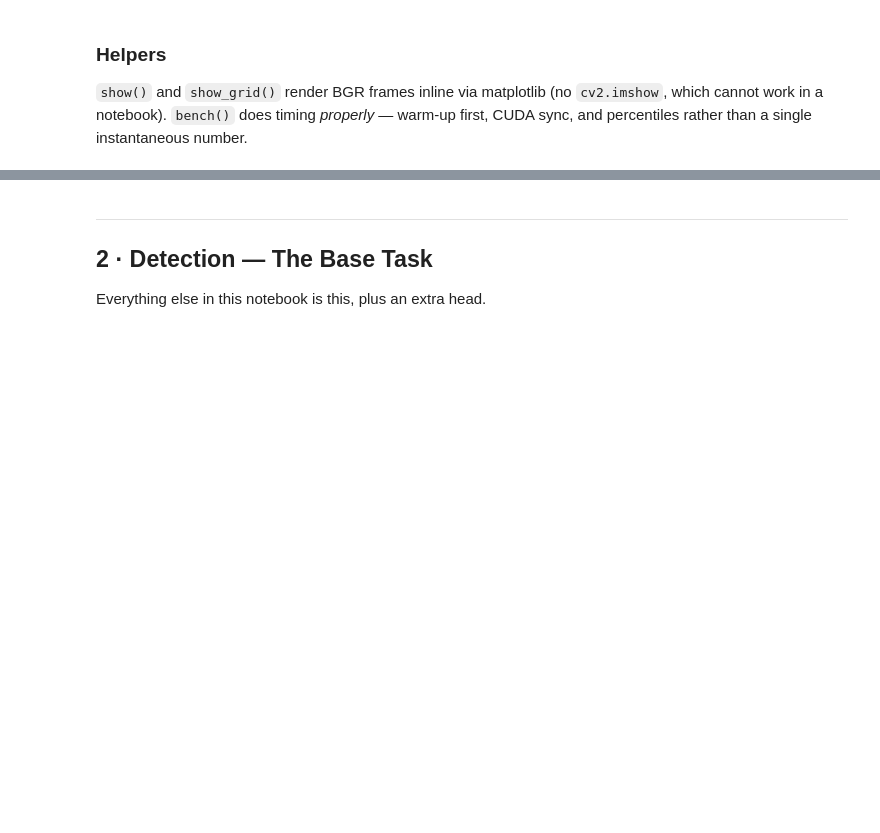
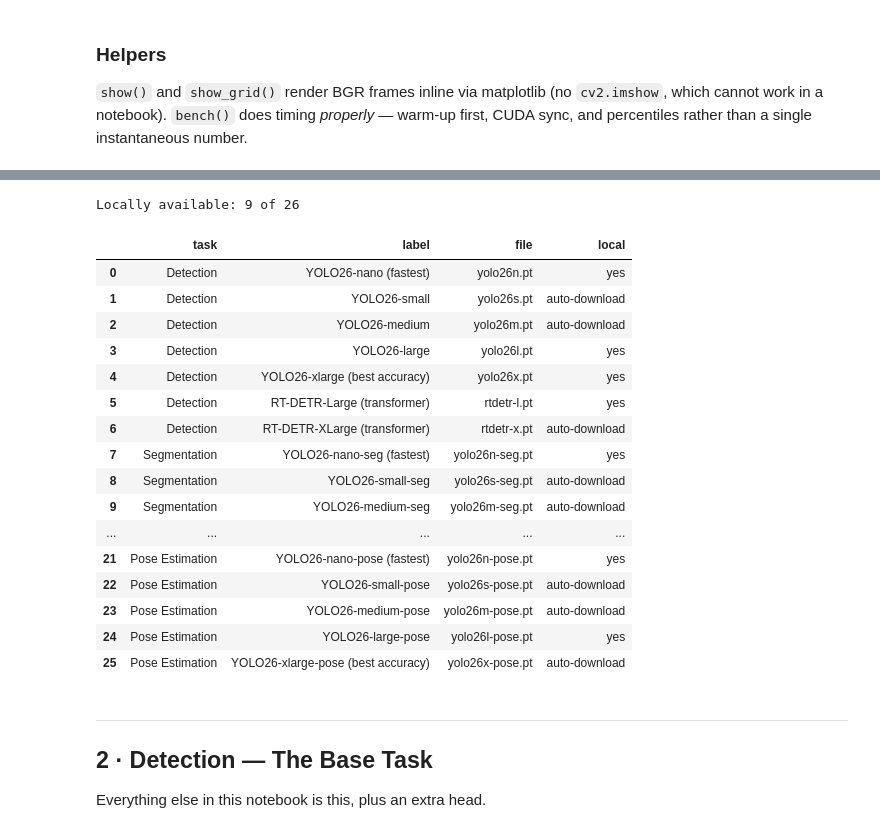
Before and after one commit to aparsoft/yolo-streamlit-detection-tracking, a Jupyter notebook: docs/yolo26_playground.ipynb, the cells around one changed output, grey strips where cells are left out. Drawn from its saved outputs; the diff is of its cells as text; code cells hidden in the pictures; blank space fills up the shorter version.

```diff
--- a/docs/yolo26_playground.ipynb
+++ b/docs/yolo26_playground.ipynb
@@ -190,18 +264,41 @@ df
 # %%
 # The full catalog the Streamlit app exposes, per task
 rows = []
 for task in config.TASKS_LIST:
     for label, fname in config.get_model_catalog(task).items():
-        rows.append({
-            "task": task,
-            "label": label,
-            "file": fname,
-            "local": "yes" if (config.WEIGHTS_DIR / fname).exists() else "auto-download",
-        })
+        rows.append(
+            {
+                "task": task,
+                "label": label,
+                "file": fname,
+                "local": (
+                    "yes" if (config.WEIGHTS_DIR / fname).exists() else "auto-download"
+                ),
+            }
+        )
 
 catalog = pd.DataFrame(rows)
 print("Locally available:", (catalog.local == "yes").sum(), "of", len(catalog))
 catalog
+# %% [output]
+Locally available: 9 of 26
+|  | task | label | file | local |
+| 0 | Detection | YOLO26-nano (fastest) | yolo26n.pt | yes |
+| 1 | Detection | YOLO26-small | yolo26s.pt | auto-download |
+| 2 | Detection | YOLO26-medium | yolo26m.pt | auto-download |
+| 3 | Detection | YOLO26-large | yolo26l.pt | yes |
+| 4 | Detection | YOLO26-xlarge (best accuracy) | yolo26x.pt | yes |
+| 5 | Detection | RT-DETR-Large (transformer) | rtdetr-l.pt | yes |
+| 6 | Detection | RT-DETR-XLarge (transformer) | rtdetr-x.pt | auto-download |
+| 7 | Segmentation | YOLO26-nano-seg (fastest) | yolo26n-seg.pt | yes |
+| 8 | Segmentation | YOLO26-small-seg | yolo26s-seg.pt | auto-download |
+| 9 | Segmentation | YOLO26-medium-seg | yolo26m-seg.pt | auto-download |
+| ... | ... | ... | ... | ... |
+| 21 | Pose Estimation | YOLO26-nano-pose (fastest) | yolo26n-pose.pt | yes |
+| 22 | Pose Estimation | YOLO26-small-pose | yolo26s-pose.pt | auto-download |
+| 23 | Pose Estimation | YOLO26-medium-pose | yolo26m-pose.pt | auto-download |
+| 24 | Pose Estimation | YOLO26-large-pose | yolo26l-pose.pt | yes |
+| 25 | Pose Estimation | YOLO26-xlarge-pose (best accuracy) | yolo26x-pose.pt | auto-download |
 # %% [markdown]
 ---
 ## 2 · Detection — The Base Task
```
Also changed, not shown: parts of 40 cells of this notebook.
